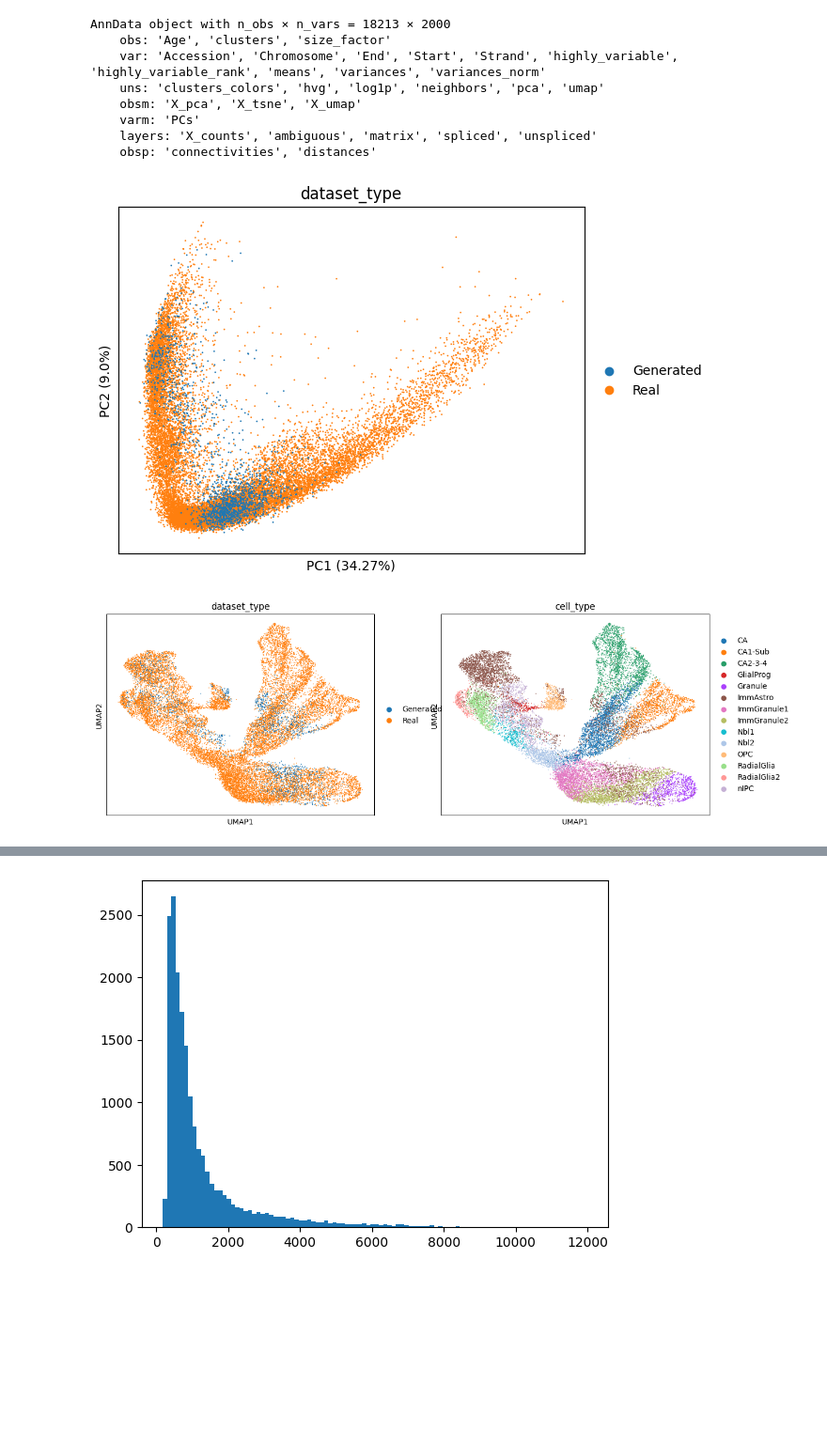
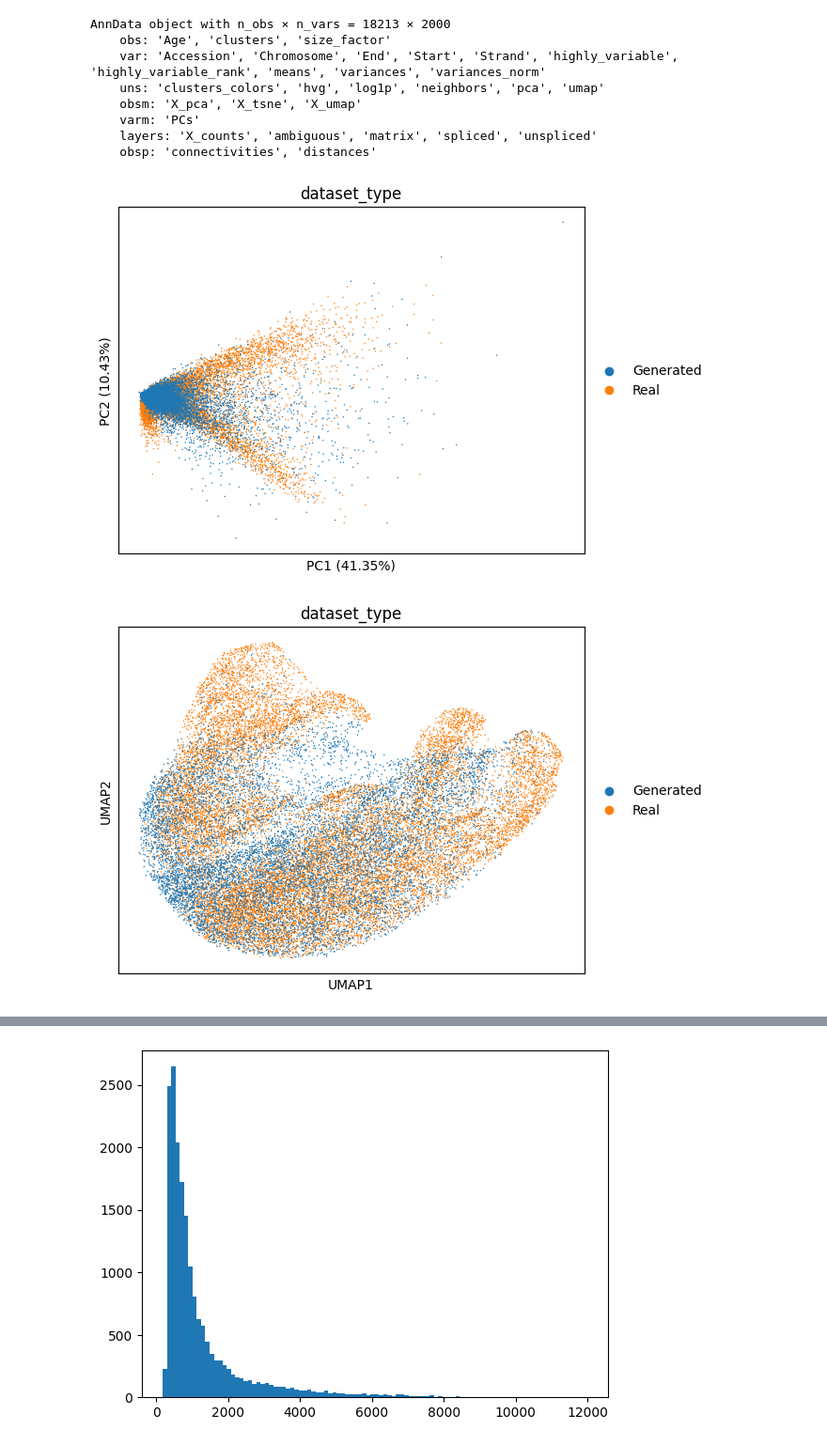
Before and after one commit to theislab/CFGen, a Jupyter notebook: notebooks/experiments/test_generation_dentate_autoencoder.ipynb, the cells around one changed output, grey strips where cells are left out. Shown: that part at 94% size. Cells and saved outputs as stored; diff of their text form; code cells hidden in the pictures; blank space fills up the shorter version.

```diff
--- a/notebooks/experiments/test_generation_dentate_autoencoder.ipynb
+++ b/notebooks/experiments/test_generation_dentate_autoencoder.ipynb
@@ -227,7 +236,7 @@ classes = torch.tensor([dataset.id2cov["clusters"][c] for  c in classes]).cuda()
 log_size_factors = torch.log(torch.tensor(adata_indices.layers["X_counts"].sum(1))).cuda()
 # %%
 X_generated = generative_model.batched_sample(batch_size=100,
-                                                repetitions=20,
+                                                repetitions=100,
                                                 n_sample_steps=100,
                                                 covariate="clusters",
                                                 covariate_indices=classes,
@@ -266,11 +260,11 @@ log_size_factors = torch.log(torch.tensor(adata_cond.layers["X_counts"].sum(1)))
 # %%
-X_generated = generative_model.sample(batch_size=n_to_generate,
-                                        n_sample_steps=100,
-                                        covariate="clusters",
-                                        covariate_indices=classes,
-                                        log_size_factor=log_size_factors)
+# X_generated = generative_model.sample(batch_size=n_to_generate,
+#                                         n_sample_steps=100,
+#                                         covariate="clusters",
+#                                         covariate_indices=classes,
+#                                         log_size_factor=log_size_factors)
 
-X_generated = X_generated.to("cpu")
+# X_generated = X_generated.to("cpu")
 # %% [markdown]
 **Create adata and check plots**
 # %%
@@ -301,11 +295,11 @@ dataset_type = ["Real" for _ in range(X.shape[0])] + ["Generated" for _ in range
 dataset_type = pd.DataFrame(dataset_type)
 dataset_type.columns = ["dataset_type"]
 # %%
-# If applicable
-cell_type = list(adata_original.obs.clusters) + [condition_name for _ in range(X_generated.shape[0])]
-dataset_type["cell_type"] = cell_type
+# # If applicable
+# cell_type = list(adata_original.obs.clusters) + [condition_name for _ in range(X_generated.shape[0])]
+# dataset_type["cell_type"] = cell_type
 # %%
-adata_merged = sc.AnnData(X=torch.cat([X, X_generated], dim=0).numpy(),
+adata_merged = sc.AnnDatascanpy (X=torch.cat([X, X_generated], dim=0).numpy(),
                              obs=dataset_type)
 # %%
 adata_original
@@ -325,10 +319,10 @@ sc.pp.neighbors(adata_merged)
 sc.tl.umap(adata_merged)
 # %%
 sc.pl.pca(adata_merged, color="dataset_type",  annotate_var_explained=True)
-sc.pl.umap(adata_merged, color=["dataset_type", "cell_type"])
+sc.pl.umap(adata_merged, color="dataset_type")
 # %% [output]
-[figure, old version]
+[figure, new version]
-[figure, old version]
+[figure, new version]
 # %%
 plt.hist(X_generated.sum(1), 100)
 plt.show()
```
Also changed, not shown: parts of 17 cells of this notebook, 16 other files.
